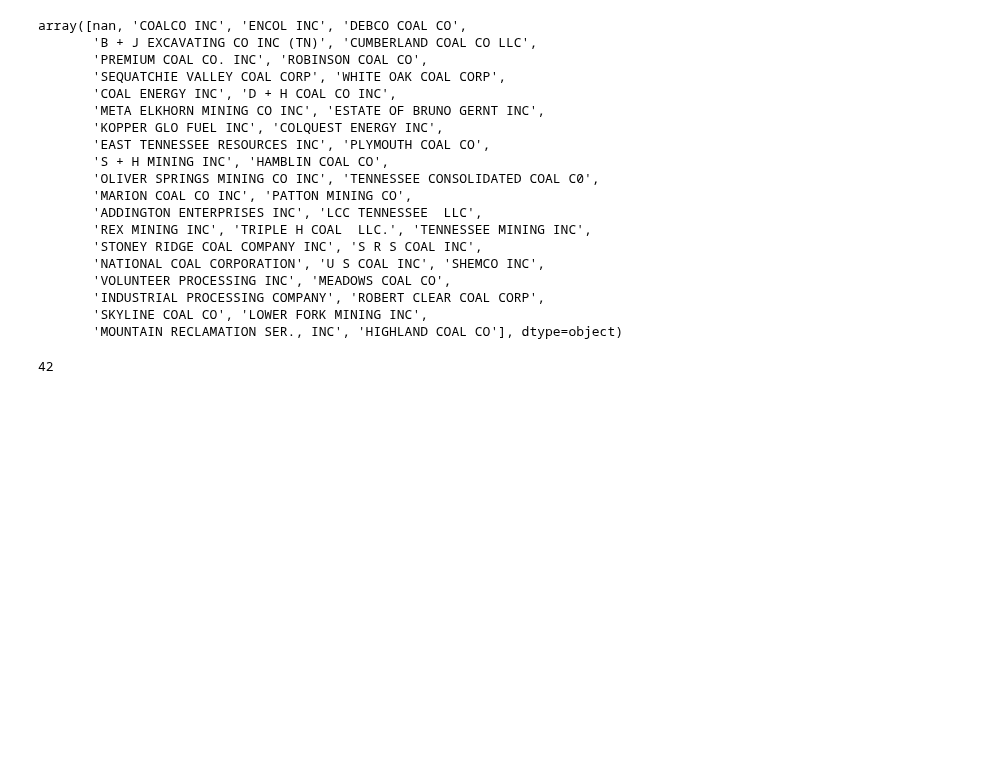
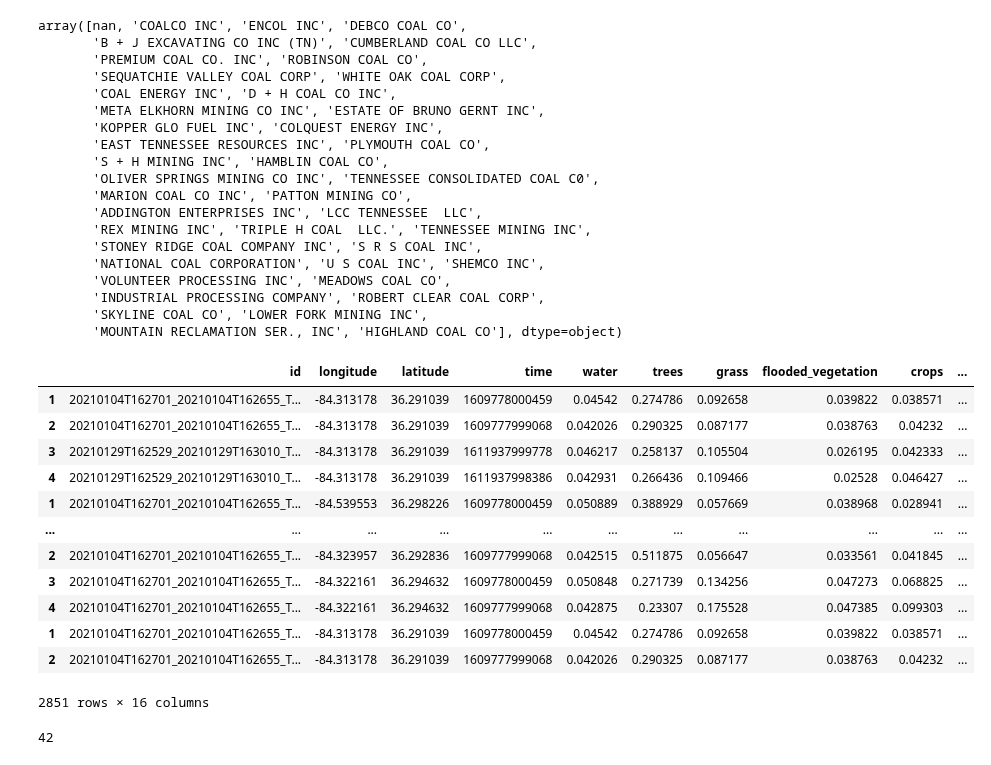
Before and after one commit to KendallScott/Capstone, a Jupyter notebook: Data_Cleanup.ipynb, the cells around one changed output. Saved outputs shown, nothing was run; the diff lists cells and outputs as text; code cells hidden in the pictures; blank space fills up the shorter version.

```diff
--- a/Data_Cleanup.ipynb
+++ b/Data_Cleanup.ipynb
@@ -549,6 +534,22 @@ array([nan, 'COALCO INC', 'ENCOL INC', 'DEBCO COAL CO',
        'INDUSTRIAL PROCESSING COMPANY', 'ROBERT CLEAR COAL CORP',
        'SKYLINE COAL CO', 'LOWER FORK MINING INC',
        'MOUNTAIN RECLAMATION SER., INC', 'HIGHLAND COAL CO'], dtype=object)
+# %%
+df
+# %% [output]
+|  | id | longitude | latitude | time | water | trees | grass | flooded_vegetation | crops | ... |
+| 1 | 20210104T162701_20210104T162655_T... | -84.313178 | 36.291039 | 1609778000459 | 0.04542 | 0.274786 | 0.092658 | 0.039822 | 0.038571 | ... |
+| 2 | 20210104T162701_20210104T162655_T... | -84.313178 | 36.291039 | 1609777999068 | 0.042026 | 0.290325 | 0.087177 | 0.038763 | 0.04232 | ... |
+| 3 | 20210129T162529_20210129T163010_T... | -84.313178 | 36.291039 | 1611937999778 | 0.046217 | 0.258137 | 0.105504 | 0.026195 | 0.042333 | ... |
+| 4 | 20210129T162529_20210129T163010_T... | -84.313178 | 36.291039 | 1611937998386 | 0.042931 | 0.266436 | 0.109466 | 0.02528 | 0.046427 | ... |
+| 1 | 20210104T162701_20210104T162655_T... | -84.539553 | 36.298226 | 1609778000459 | 0.050889 | 0.388929 | 0.057669 | 0.038968 | 0.028941 | ... |
+| ... | ... | ... | ... | ... | ... | ... | ... | ... | ... | ... |
+| 2 | 20210104T162701_20210104T162655_T... | -84.323957 | 36.292836 | 1609777999068 | 0.042515 | 0.511875 | 0.056647 | 0.033561 | 0.041845 | ... |
+| 3 | 20210104T162701_20210104T162655_T... | -84.322161 | 36.294632 | 1609778000459 | 0.050848 | 0.271739 | 0.134256 | 0.047273 | 0.068825 | ... |
+| 4 | 20210104T162701_20210104T162655_T... | -84.322161 | 36.294632 | 1609777999068 | 0.042875 | 0.23307 | 0.175528 | 0.047385 | 0.099303 | ... |
+| 1 | 20210104T162701_20210104T162655_T... | -84.313178 | 36.291039 | 1609778000459 | 0.04542 | 0.274786 | 0.092658 | 0.039822 | 0.038571 | ... |
+| 2 | 20210104T162701_20210104T162655_T... | -84.313178 | 36.291039 | 1609777999068 | 0.042026 | 0.290325 | 0.087177 | 0.038763 | 0.04232 | ... |
+2851 rows × 16 columns
 # %%
 len(df['company'].unique())
 # %% [output]
```
Also changed, not shown: parts of 2 cells of this notebook.
